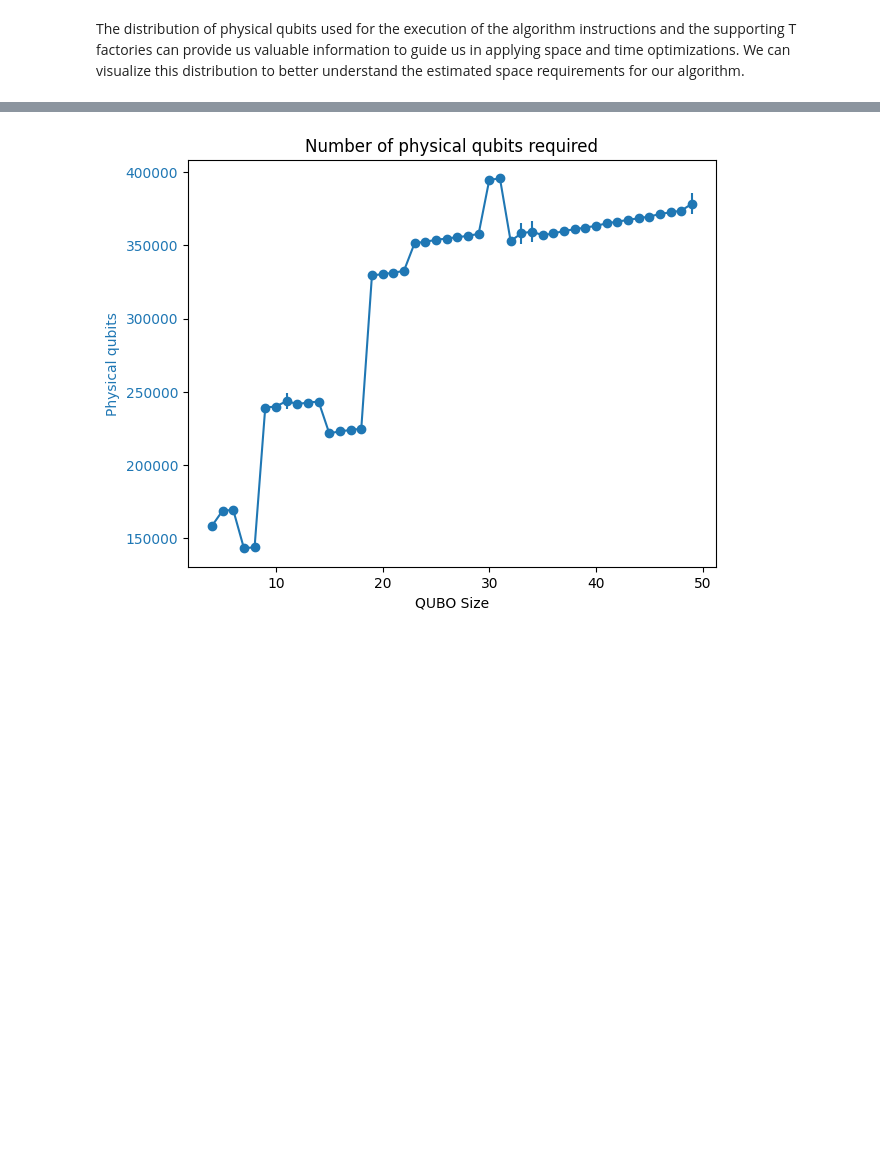
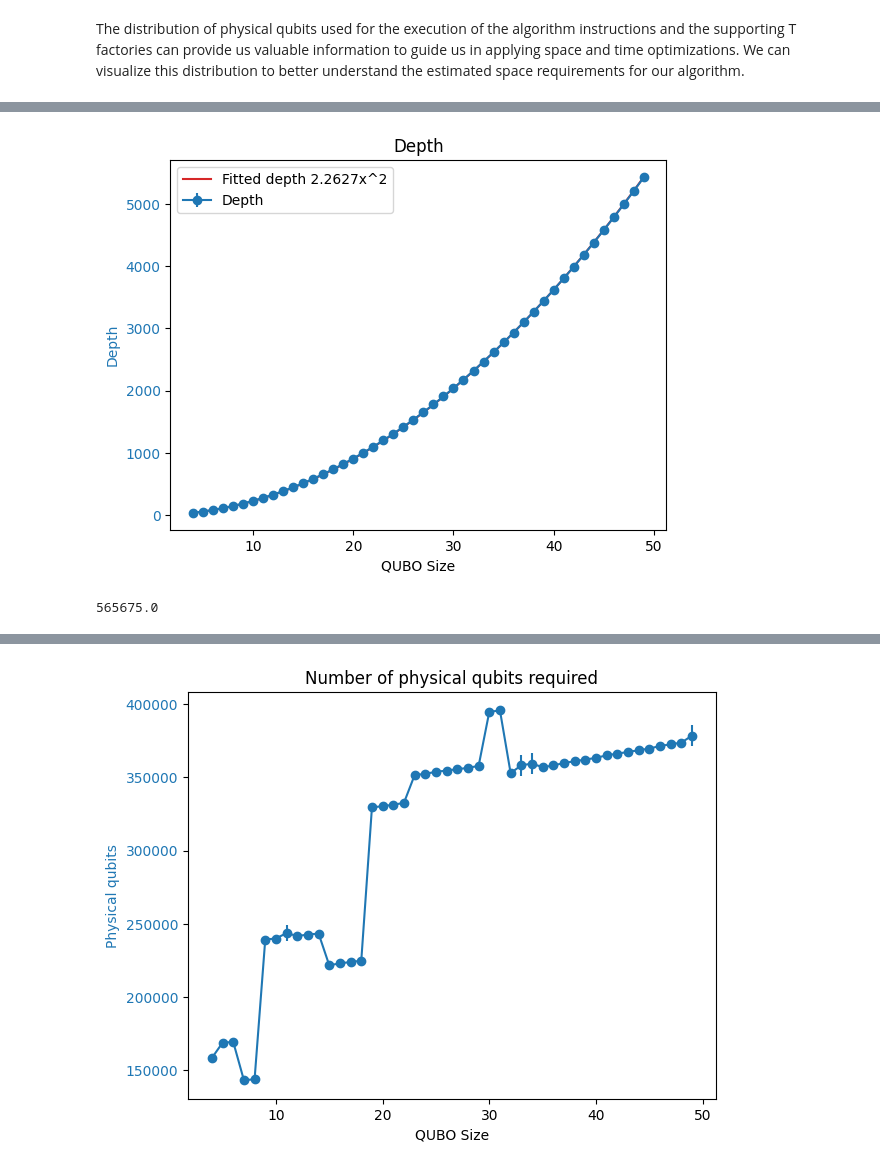
Before and after one commit to unitaryfund/aquapointer, a Jupyter notebook: notebooks/estimation-qiskit.ipynb, the cells around one changed output, grey strips where cells are left out. Drawn from its saved outputs; the diff is of its cells as text; code cells hidden in the pictures; blank space fills up the shorter version.

```diff
--- a/notebooks/estimation-qiskit.ipynb
+++ b/notebooks/estimation-qiskit.ipynb
@@ -369,0 +409,38 @@ plt.show()
+# %%
+from scipy.optimize import curve_fit
+def polynomial_model(x, a):
+    return a * np.power(x, 2)
+
+
+# Fit the mean runtimes to the polynomial model
+popt, pcov = curve_fit(polynomial_model, list(sizes), mean_depths)
+a = popt[0]
+b=2
+# Generate fitted data for the polynomial model
+sizes_fit = list(range(4, 50))
+fitted_depths = polynomial_model(np.array(sizes_fit), a)
+
+# Plotting the data
+fig, ax1 = plt.subplots()
+
+color = 'tab:blue'
+ax1.set_xlabel('QUBO Size')
+ax1.set_ylabel('Depth', color=color)
+ax1.errorbar(sizes, mean_depths, yerr=std_depths, fmt='-o', color=color, label='Depth')
+ax1.plot(sizes_fit, fitted_depths, color='tab:red', label=f'Fitted depth {round(a,4)}x^{round(b,4)}')
+ax1.tick_params(axis='y', labelcolor=color)
+
+# ax1.set_yscale('log')
+plt.legend()
+
+# fig.tight_layout()
+plt.title('Depth')
+# plt.tight_layout()
+plt.savefig('fit_depth.pdf')
+plt.show()
+# %% [output]
+[figure, added]
+# %%
+2.2627*500**2
+# %% [output]
+565675.0
```
Also changed, not shown: parts of 12 cells of this notebook, 4 other files.
